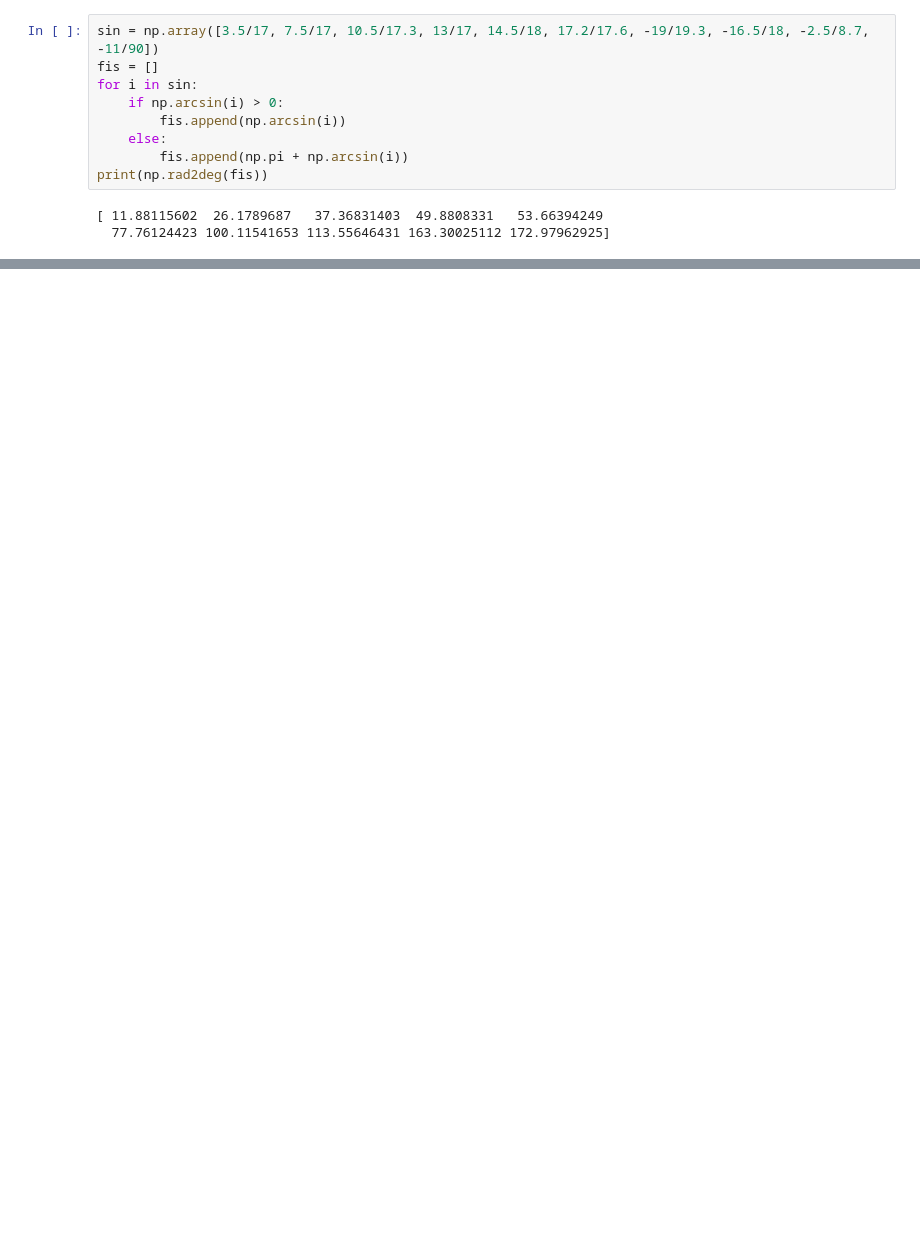
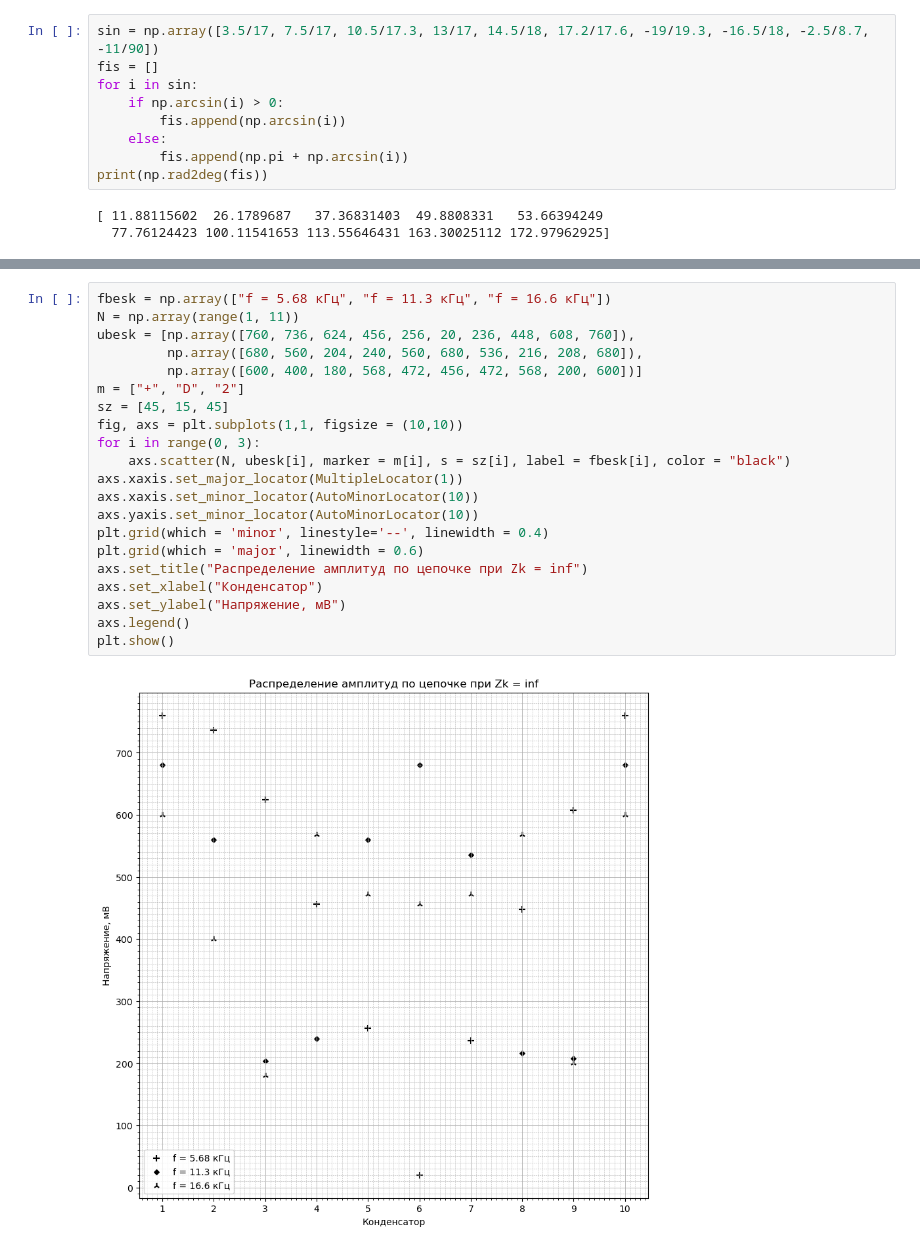
Before and after one commit to 737CMD/Labs_Optics, a Jupyter notebook: Lab222/222.ipynb, the cells around one changed output, grey strips where cells are left out. Cells and saved outputs as stored; diff of their text form; blank space fills up the shorter version.

```diff
--- a/Lab222/222.ipynb
+++ b/Lab222/222.ipynb
@@ -47,0 +71,23 @@ axs.scatter(nu, fi, s = 35, marker = "|", linewidths = 2, color = "black")
+# %%
+fbesk = np.array(["f = 5.68 кГц", "f = 11.3 кГц", "f = 16.6 кГц"])
+N = np.array(range(1, 11))
+ubesk = [np.array([760, 736, 624, 456, 256, 20, 236, 448, 608, 760]),
+         np.array([680, 560, 204, 240, 560, 680, 536, 216, 208, 680]),
+         np.array([600, 400, 180, 568, 472, 456, 472, 568, 200, 600])]
+m = ["+", "D", "2"]
+sz = [45, 15, 45]
+fig, axs = plt.subplots(1,1, figsize = (10,10))
+for i in range(0, 3):
+    axs.scatter(N, ubesk[i], marker = m[i], s = sz[i], label = fbesk[i], color = "black")
+axs.xaxis.set_major_locator(MultipleLocator(1))
+axs.xaxis.set_minor_locator(AutoMinorLocator(10))
+axs.yaxis.set_minor_locator(AutoMinorLocator(10))
+plt.grid(which = 'minor', linestyle='--', linewidth = 0.4)
+plt.grid(which = 'major', linewidth = 0.6)
+axs.set_title("Распределение амплитуд по цепочке при Zk = inf")
+axs.set_xlabel("Конденсатор")
+axs.set_ylabel("Напряжение, мВ")
+axs.legend()
+plt.show()
+# %% [output]
+[figure, added]
```
Also changed, not shown: parts of 10 cells of this notebook, 3 other files.
